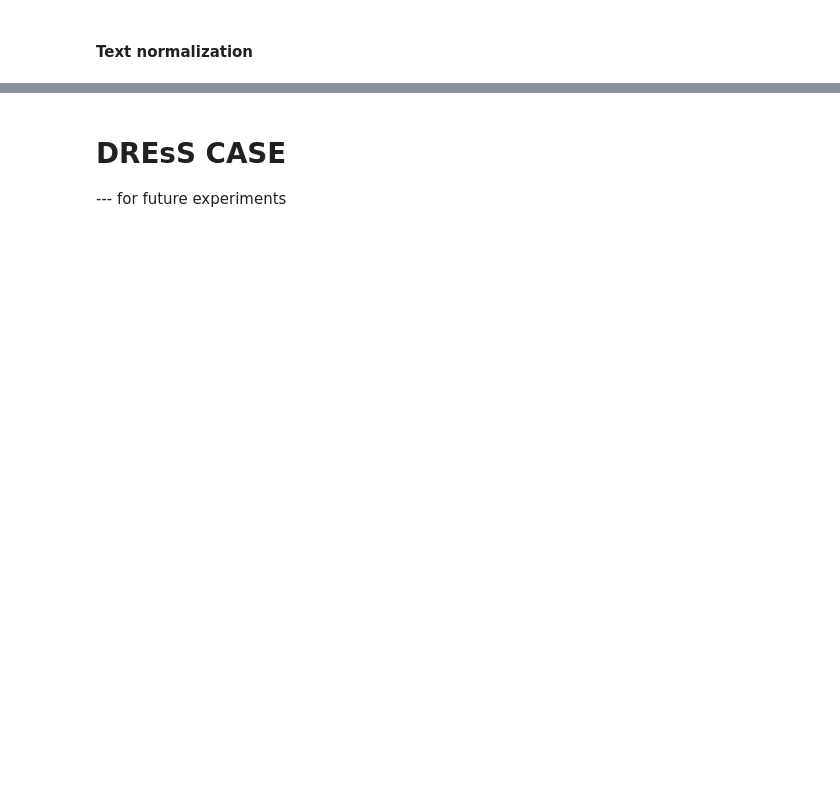
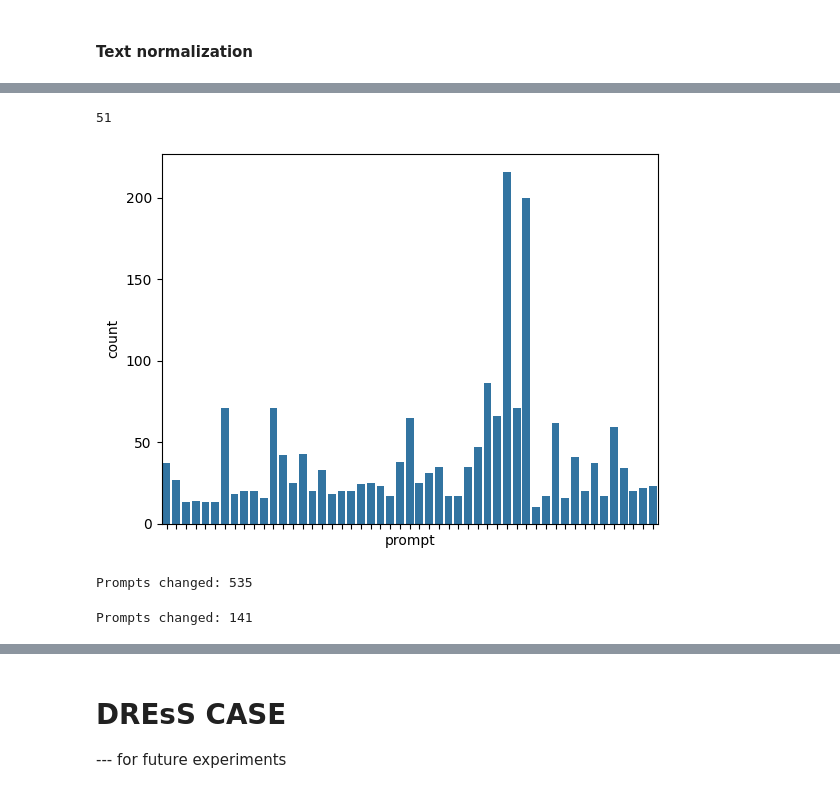
Before and after one commit to sun-0-set/MAGeLDR-KL-loss, a Jupyter notebook: data preparation.ipynb, the cells around one changed output, grey strips where cells are left out. Cells and saved outputs as stored; diff of their text form; code cells hidden in the pictures; blank space fills up the shorter version.

```diff
--- a/data preparation.ipynb
+++ b/data preparation.ipynb
@@ -232,32 +338,0 @@ Wrote DREsS_New_cleaned.tsv
-# %%
-# word counts
-# compute word counts for essay and prompt, show summaries and plot histograms
-import numpy as np
-
-# ensure text columns exist and compute counts (split on whitespace)
-dress_new['essay_word_count'] = dress_new['essay'].fillna('').str.split().str.len()
-dress_new['prompt_word_count'] = dress_new['prompt'].fillna('').str.split().str.len()
-
-# summary statistics
-print('Essay word count summary:')
-display(dress_new['essay_word_count'].describe())
-print('\nPrompt word count summary:')
-display(dress_new['prompt_word_count'].describe())
-
-# Plot: essay word count distribution (linear y)
-plt.figure(figsize=(8, 5))
-sns.histplot(dress_new['essay_word_count'], bins=50, color='skyblue', edgecolor='k')
-plt.title('Essay word count distribution')
-plt.xlabel('Word count')
-plt.ylabel('Frequency')
-plt.tight_layout()
-plt.show()
-
-# Optional: prompt histogram (smaller, side-by-side)
-plt.figure(figsize=(8, 4))
-sns.histplot(dress_new['prompt_word_count'], bins=40, color='lightgreen', edgecolor='k')
-plt.title('Prompt word count distribution')
-plt.xlabel('Word count')
-plt.ylabel('Frequency')
-plt.tight_layout()
-plt.show()
@@ -286,0 +339,17 @@ Name: prompt_word_count, dtype: float64
+# %%
+sns.countplot(data=dress_new, x='prompt')
+ax = plt.gca()
+ax.set_xlabel('prompt')
+ax.tick_params(axis='x', labelbottom=False)
+dress_new['prompt'].nunique()
+# %% [output]
+51
+[figure, added]
+# %%
+# remove leading label-like prefixes (e.g. "University: ", "Lifestyle:") from prompt
+orig = dress_new['prompt'].copy()
+pattern = re.compile(r'^([A-Za-z&\'\-\(\)]+:\s*)')  # label up to colon at start
+dress_new['prompt'] = dress_new['prompt'].astype(str).str.replace(pattern, '', regex=True).str.strip()
+print('Prompts changed:', int((orig != dress_new['prompt']).sum()))
+# %% [output]
+Prompts changed: 535
@@ -286,0 +367,20 @@ Name: prompt_word_count, dtype: float64
+# %%
+orig = dress_new['prompt'].copy()
+
+for prompt, major_id in zip([
+  "If you could change one important aspect about your country, what would you change? Give specific reasons and details to support your opinion.",
+  "If you could change one important aspect about your university, what would you change? Give specific reasons and details to support your opinion.",
+  "Some people believe that university students should be required to attend classes. Others believe that going to classes should be optional for students. Which point of view do you agree with? Use specific reasons and details to explain your answer. ?",
+  "Some prefer to study alone. Others prefer to study with a group of students. Which do you prefer? Use specific reasons and examples to support your answer.",
+  "Many students choose to attend schools or universities outside their home countries. Why do some students study abroad? Give specific reasons and details to support your opinion.",
+  "Some people believe that a college or university education should be available to all students. Others believe that higher education should be available only to good students. Which view do you agree with? Use specific reasons and examples to support your answer"
+],
+[
+  1261, 1401, 397, 433, 1791, 28
+]
+):
+  dress_new.loc[unique_prompts.loc[prompt, 'ids'], 'prompt'] = dress_new.loc[major_id, 'prompt']
+
+print('Prompts changed:', int((orig != dress_new['prompt']).sum()))
+# %% [output]
+Prompts changed: 141
```
Also changed, not shown: parts of 36 cells of this notebook, 1 other file.
